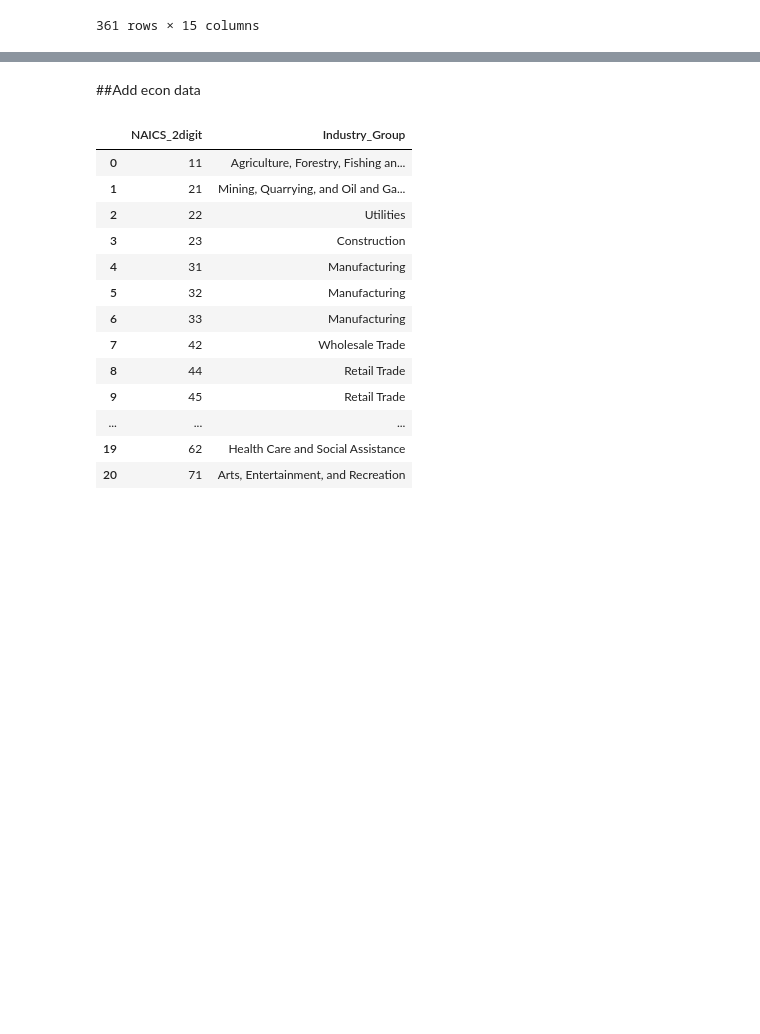
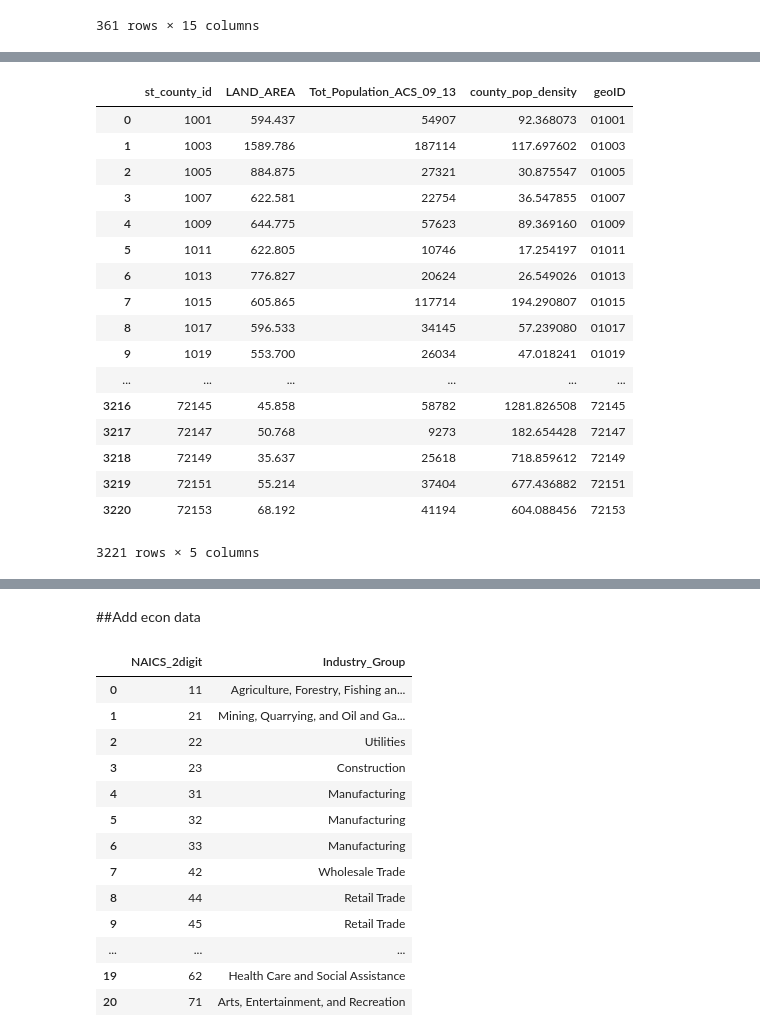
Before and after one commit to SethPaul/broadband-project, a Jupyter notebook: prelim_bb.ipynb, the cells around one changed output, grey strips where cells are left out. Cells and saved outputs as stored; diff of their text form; code cells hidden in the pictures; blank space fills up the shorter version.

```diff
--- a/prelim_bb.ipynb
+++ b/prelim_bb.ipynb
@@ -580,0 +575,25 @@ TypeError: unsupported operand type(s) for /: 'str' and 'float'
+# %%
+def add_leading_zeros(st_c_id):
+    return str(st_c_id).zfill(5)
+
+county_pop['geoID']=county_pop['st_county_id'].apply(add_leading_zeros)
+county_pop
+# %% [output]
+|  | st_county_id | LAND_AREA | Tot_Population_ACS_09_13 | county_pop_density | geoID |
+| 0 | 1001 | 594.437 | 54907 | 92.368073 | 01001 |
+| 1 | 1003 | 1589.786 | 187114 | 117.697602 | 01003 |
+| 2 | 1005 | 884.875 | 27321 | 30.875547 | 01005 |
+| 3 | 1007 | 622.581 | 22754 | 36.547855 | 01007 |
+| 4 | 1009 | 644.775 | 57623 | 89.369160 | 01009 |
+| 5 | 1011 | 622.805 | 10746 | 17.254197 | 01011 |
+| 6 | 1013 | 776.827 | 20624 | 26.549026 | 01013 |
+| 7 | 1015 | 605.865 | 117714 | 194.290807 | 01015 |
+| 8 | 1017 | 596.533 | 34145 | 57.239080 | 01017 |
+| 9 | 1019 | 553.700 | 26034 | 47.018241 | 01019 |
+| ... | ... | ... | ... | ... | ... |
+| 3216 | 72145 | 45.858 | 58782 | 1281.826508 | 72145 |
+| 3217 | 72147 | 50.768 | 9273 | 182.654428 | 72147 |
+| 3218 | 72149 | 35.637 | 25618 | 718.859612 | 72149 |
+| 3219 | 72151 | 55.214 | 37404 | 677.436882 | 72151 |
+| 3220 | 72153 | 68.192 | 41194 | 604.088456 | 72153 |
+3221 rows × 5 columns
```
Also changed, not shown: parts of 34 cells of this notebook, 17 other files.
